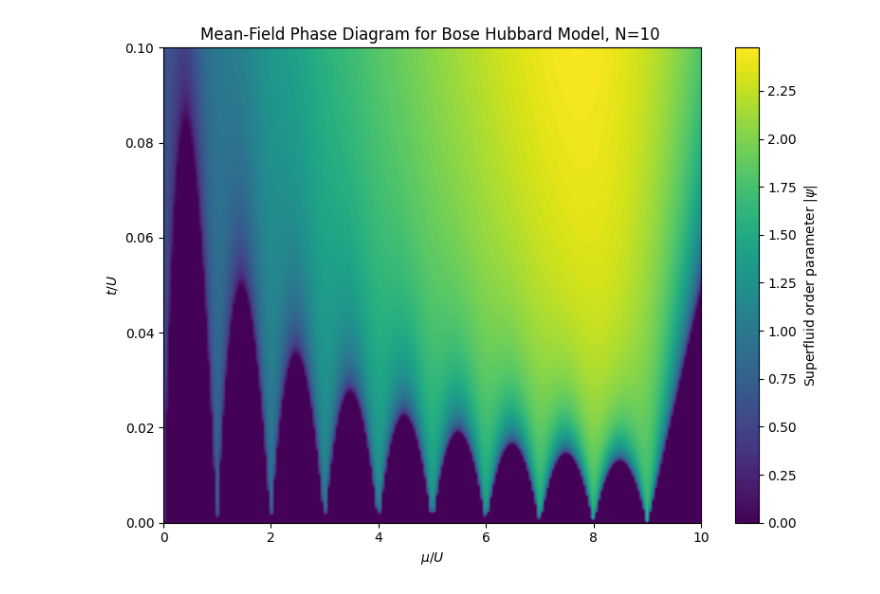
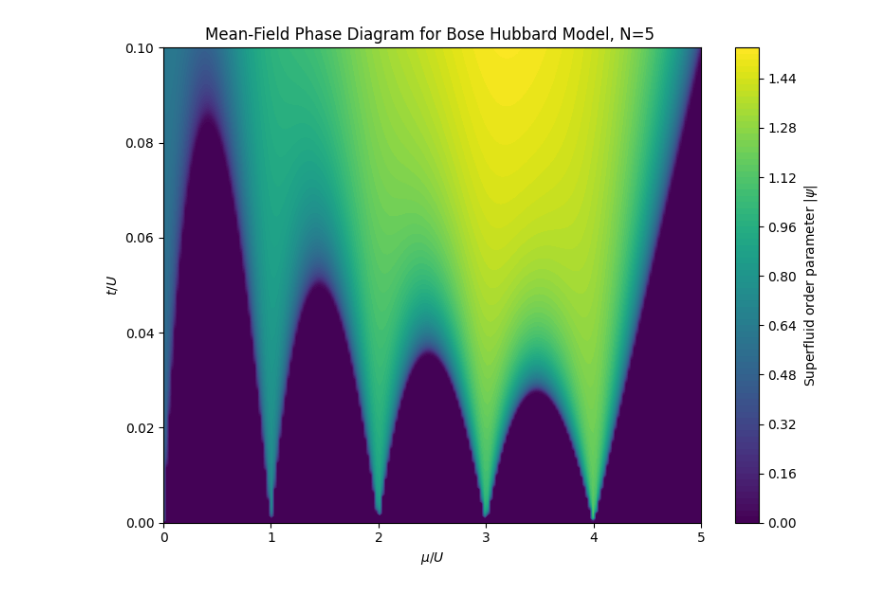
Before and after one commit to ramanujraman/Bose-Hubbard-Model, a Jupyter notebook: mean_field_qutip.ipynb, the cells around one changed output. Saved outputs shown, nothing was run; the diff lists cells and outputs as text; code cells hidden in the pictures.

```diff
--- a/mean_field_qutip.ipynb
+++ b/mean_field_qutip.ipynb
@@ -4,7 +4,7 @@ import matplotlib.pyplot as plt
 from qutip import *
 # %%
 # Parameters
-n_max = 10                  # Max bosons per site
+n_max = 5                  # Max bosons per site
 U = 1.0                    # Interaction strength
 z = 2                      # Coordination number
 mu_vals = np.linspace(0, n_max * U, 200)
@@ -44,13 +44,13 @@ for i in range(len(t_vals)):
 # %%
 plt.figure(figsize=(8, 6))
 plt.contourf(MU / U, T / U, phase, levels=100, cmap='viridis')
 plt.colorbar(label=r'Superfluid order parameter $|\psi|$')
 #plt.contour(MU / U, T / U, phase, levels=[1e-3], colors='white', linewidths=1.5)
 plt.xlabel(r'$\mu / U$')
 plt.ylabel(r'$t / U$')
-plt.title('Mean-Field Phase Diagram for Bose Hubbard Model, N=10 ')
+plt.title('Mean-Field Phase Diagram for Bose Hubbard Model, N=5 ')
 plt.grid(False)
 plt.tight_layout()
 plt.show()
 # %% [output]
-[figure, old version]
+[figure, new version]
```
Also changed, not shown: 2 other files.
